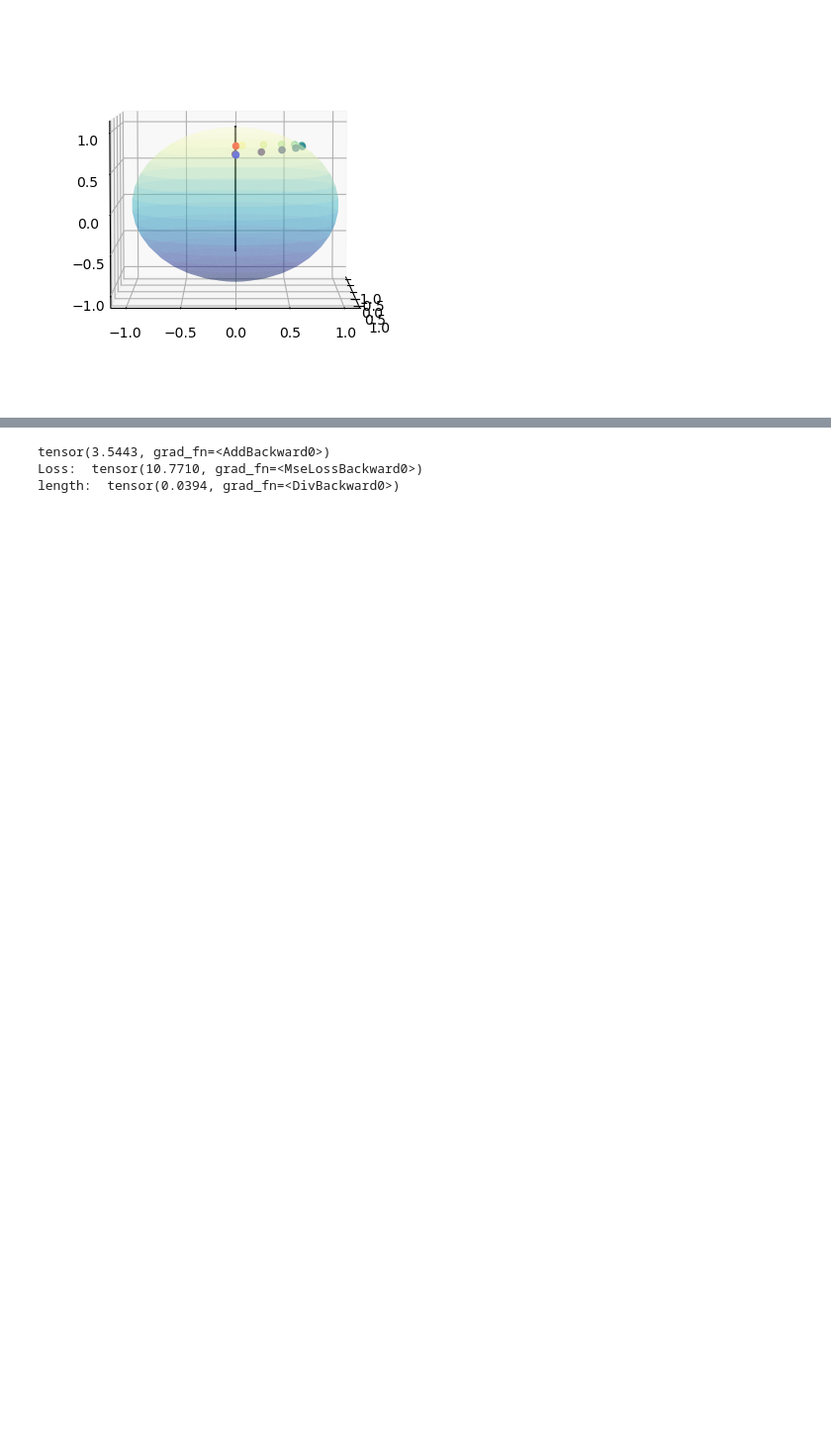
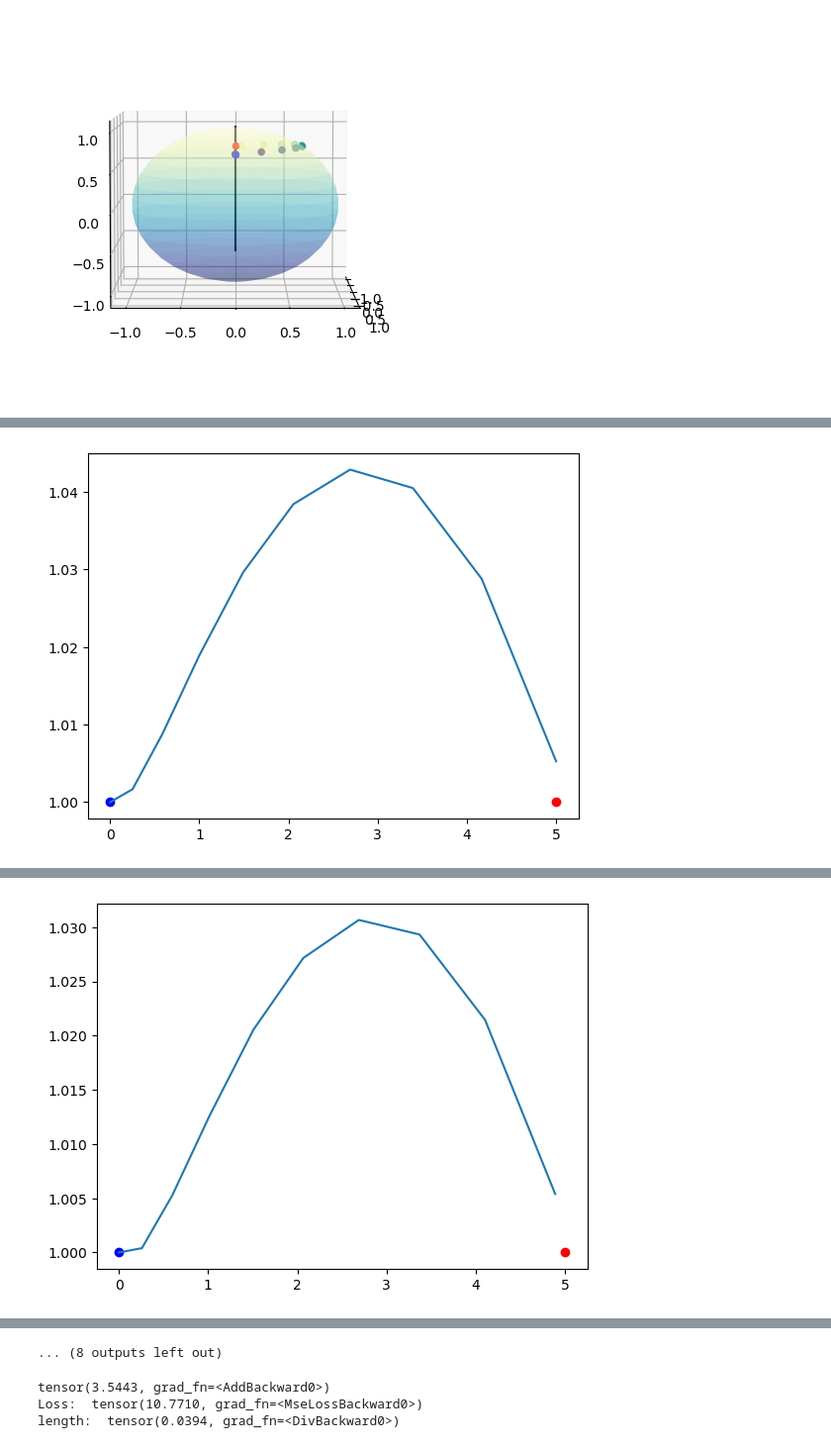
Before and after one commit to guillaumehu/phate_fim, a Jupyter notebook: notebooks/gh-fim-node.ipynb, the cells around one changed output, grey strips where cells are left out. Shown at 99% size. Cells and saved outputs as stored; diff of their text form; code cells hidden in the pictures; blank space fills up the shorter version.

Commit message:
add euclidean metric

```diff
--- a/notebooks/gh-fim-node.ipynb
+++ b/notebooks/gh-fim-node.ipynb
@@ -639,0 +651,73 @@ KeyboardInterrupt:
+# %%
+fn_ode = ToyODE(2, layers, activation=activation, metric=euc_metric, sqrt_metric=sqrt_metric)
+neural_ode = NODE(fn_ode, method="rk4") #rk4, euler
+optimizer = torch.optim.AdamW(params=neural_ode.parameters(), lr=0.001)
+
+#pre train for the MSE only
+for epoch in range(pre_epochs):
+    optimizer.zero_grad()
+
+    noise = torch.randn((batch_size,x0.shape[1]))
+    batch0= x0 + noise_scale*noise
+    batch0 = torch.hstack((batch0,torch.ones((batch0.shape[0],1))))
+    noise = torch.randn((batch_size,x1.shape[1]))
+    batch1 = x1 + noise_scale*noise
+
+    path = neural_ode(batch0, n_steps, end_time=end)
+    trajectories = path[:,:,:-1]
+    cost = path[:,:,-1]
+    pred = trajectories[-1]
+
+    pred_loss = torch.nn.MSELoss()(pred, batch1)
+
+
+    loss = pred_loss
+
+    loss.backward()
+    optimizer.step()
+
+
+for epoch in range(n_epochs):
+    neural_ode.fn_ode.reset_cost()
+    optimizer.zero_grad()
+
+    noise = torch.randn((batch_size,x0.shape[1]))
+    batch0= x0 + noise_scale*noise
+    batch0 = torch.hstack((batch0,torch.ones((batch0.shape[0],1))))
+    noise = torch.randn((batch_size,x1.shape[1]))
+    batch1 = x1 + noise_scale*noise
+
+    path = neural_ode(batch0, n_steps, end_time=end)
+    trajectories = path[:,:,:-1]
+    pred = trajectories[-1]
+    cost_xtradim = path[:,:,-1]
+
+    pred_loss = torch.nn.MSELoss()(pred, batch1)
+
+    # cost = []
+    # for idx, p0 in enumerate(neural_ode.path):
+    #     c = torch.matmul(torch.matmul(p0.unsqueeze(1),fim_metric(path[idx])),p0.unsqueeze(1).transpose(1,2)).squeeze(-1)
+    #     cost.append(c)
+
+    cost_xtradim = delta * torch.mean(cost_xtradim)/(n_steps-1)
+    #print("cost extra dim",cost_xtradim)
+
+    cost = delta * neural_ode.fn_ode.cost/(n_steps-1)
+    #print("cost in forward", neural_ode.fn_ode.cost)
+
+    loss = 1*cost + 10*pred_loss
+    #loss = torch.mean((delta * sum(cost)/(n_steps-1))) # NO MSE
+
+    if epoch % 100 == 0:
+        print("Loss: ", loss)
+        print("length: ", cost)
+        path = neural_ode(torch.hstack((x0,torch.tensor([[0.0]]))), n_steps, end_time=end).detach()
+        traj = path[:,0,:-1]
+        plt.plot(traj.detach().numpy()[:,0],traj.detach().numpy()[:,1])
+        plt.scatter(x0[0,0],x0[0,1],c='blue')
+        plt.scatter(x1[0,0],x1[0,1],c='red')
+        plt.show()
+
+    loss.backward()
+    optimizer.step()
+# %% [output]
@@ -639,0 +726 @@ KeyboardInterrupt:
+[figure, added]
@@ -639,0 +729 @@ KeyboardInterrupt:
+[figure, added]
@@ -640,3 +742,4 @@ KeyboardInterrupt:
+... (8 outputs left out)
 # %%
 #------------------------------
 # Without the hyperbolic metric.
```
Also changed, not shown: parts of 5 cells of this notebook.
